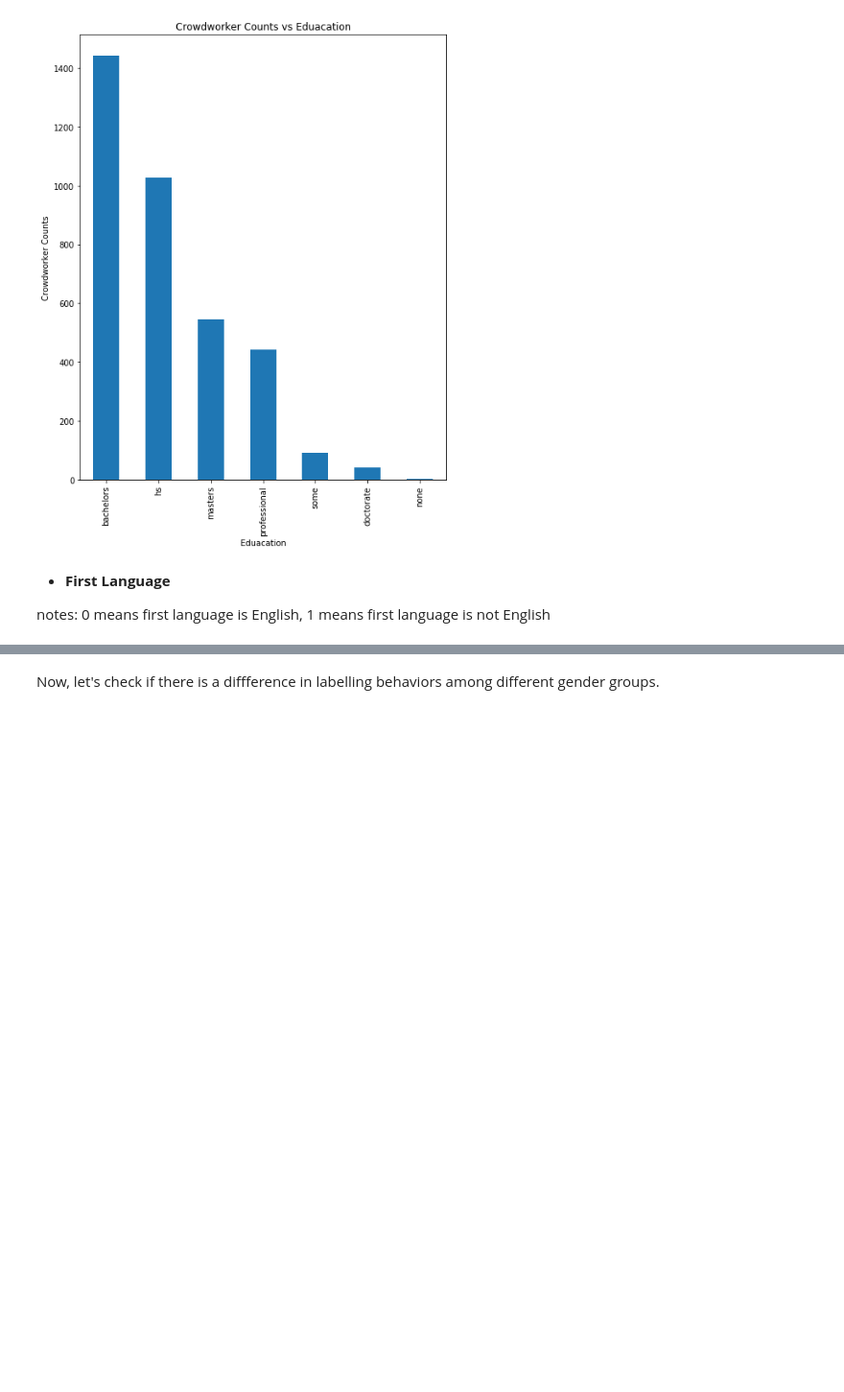
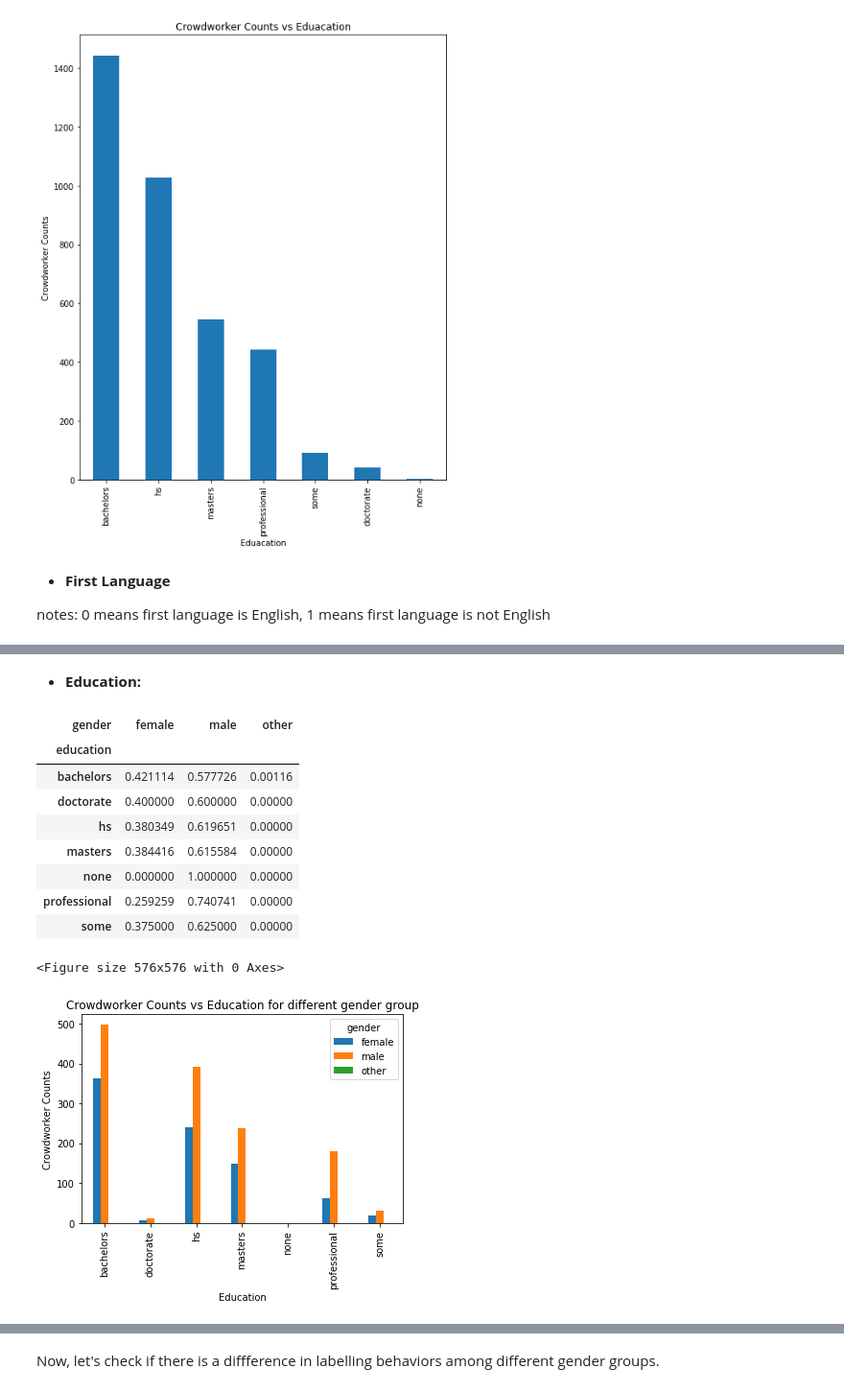
Before and after one commit to Shuya-Ma/data-512, a Jupyter notebook: data-512-a2/data-512-a2.ipynb, the cells around one changed output, grey strips where cells are left out. Shown at 96% size. Drawn from its saved outputs; the diff is of its cells as text; code cells hidden in the pictures; blank space fills up the shorter version.

```diff
--- a/data-512-a2/data-512-a2.ipynb
+++ b/data-512-a2/data-512-a2.ipynb
@@ -340,0 +282,22 @@ plt.show()
+# %% [markdown]
+-  **Education:**
+# %%
+plt.figure(figsize=(8,8))
+multibar_plot(attack_demograohics, 'education')
+plt.ylabel('Crowdworker Counts')
+plt.xlabel('Education')
+plt.title('Crowdworker Counts vs Education for different gender group')
+plt.savefig('plot/attack_education_gender')
+plt.show()
+# %% [output]
+| gender | female | male | other |
+| education |  |  |  |
+| bachelors | 0.421114 | 0.577726 | 0.00116 |
+| doctorate | 0.400000 | 0.600000 | 0.00000 |
+| hs | 0.380349 | 0.619651 | 0.00000 |
+| masters | 0.384416 | 0.615584 | 0.00000 |
+| none | 0.000000 | 1.000000 | 0.00000 |
+| professional | 0.259259 | 0.740741 | 0.00000 |
+| some | 0.375000 | 0.625000 | 0.00000 |
+<Figure size 576x576 with 0 Axes>
+[figure, added]
```
Also changed, not shown: parts of 33 cells of this notebook, 7 other files.
